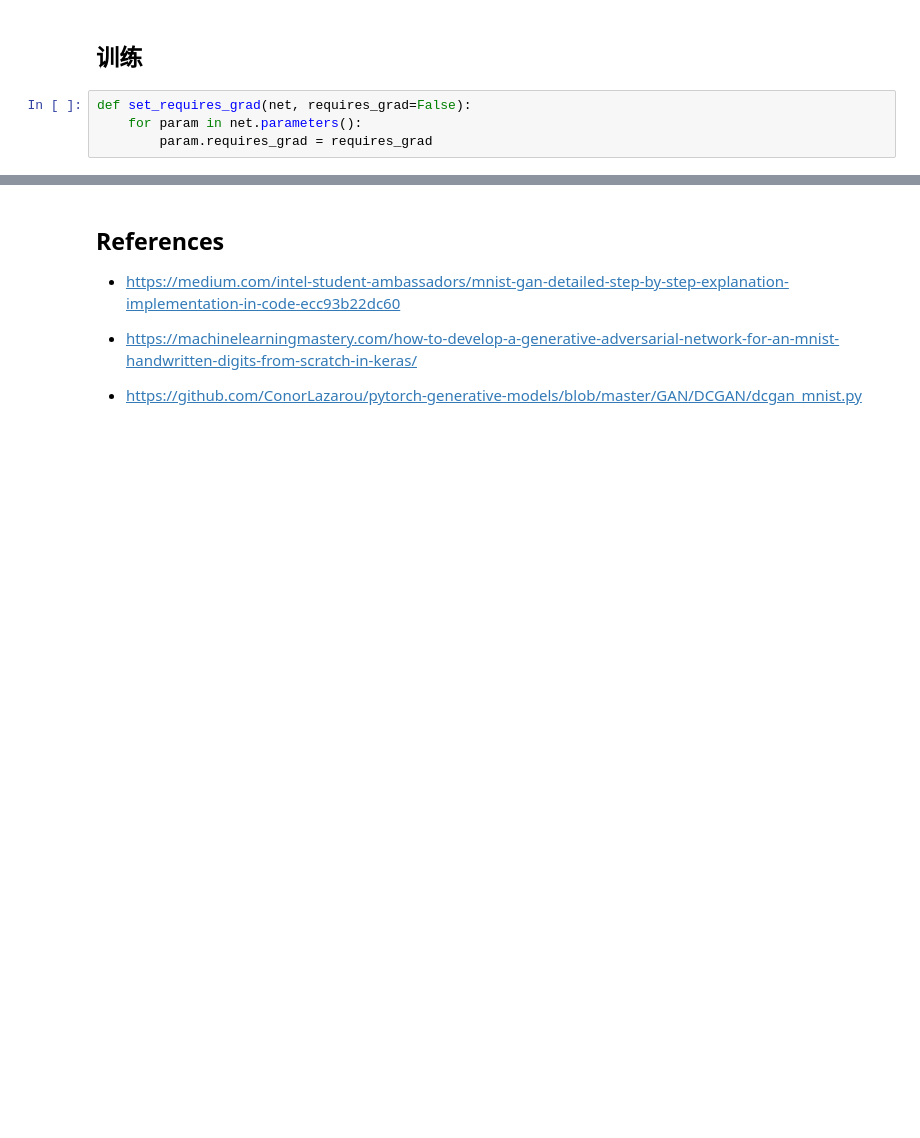
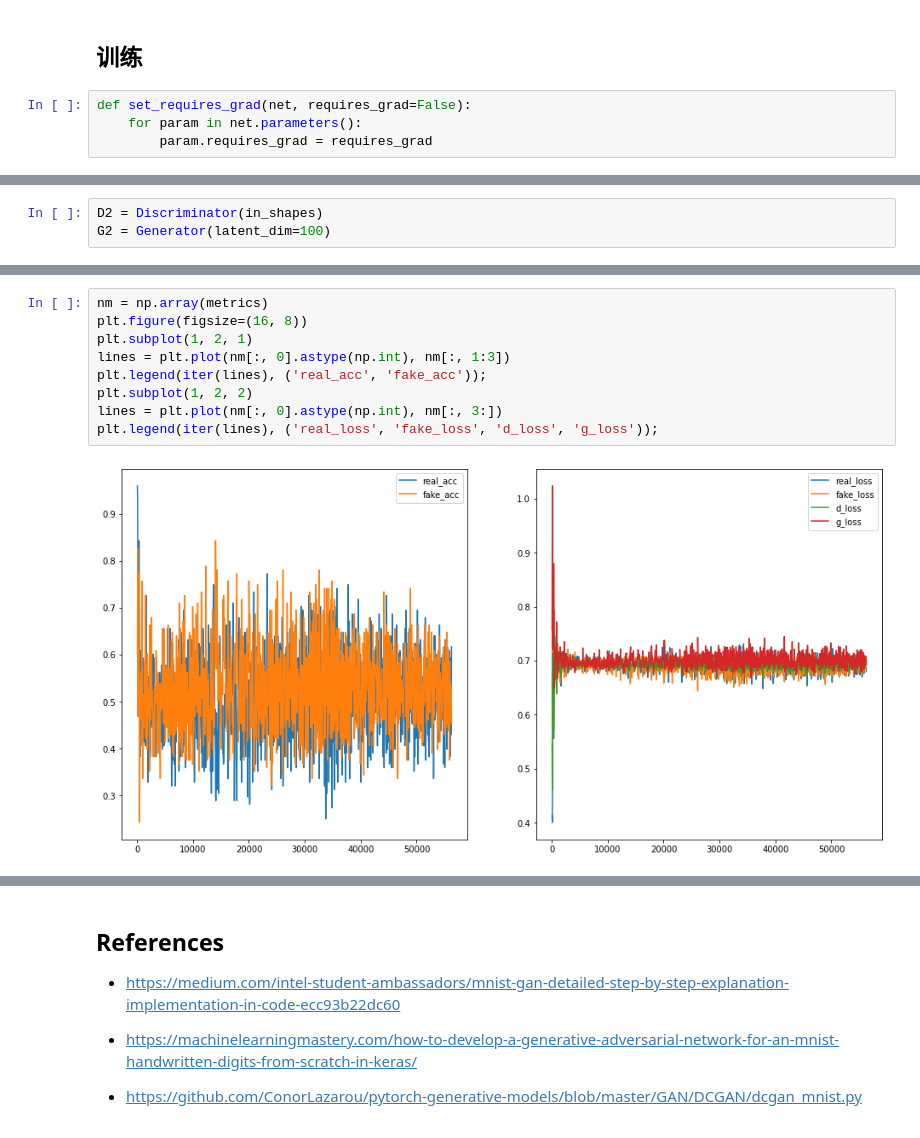
Before and after one commit to qrsforever/hzcsnote, a Jupyter notebook: gan/tasks/mnist.ipynb, the cells around one changed output, grey strips where cells are left out. Drawn from its saved outputs; the diff is of its cells as text; blank space fills up the shorter version.

```diff
--- a/gan/tasks/mnist.ipynb
+++ b/gan/tasks/mnist.ipynb
@@ -303,0 +305,3 @@ with torch.no_grad():
+# %%
+D2 = Discriminator(in_shapes)
+G2 = Generator(latent_dim=100)
@@ -303,0 +375,11 @@ with torch.no_grad():
+# %%
+nm = np.array(metrics)
+plt.figure(figsize=(16, 8))
+plt.subplot(1, 2, 1)
+lines = plt.plot(nm[:, 0].astype(np.int), nm[:, 1:3])
+plt.legend(iter(lines), ('real_acc', 'fake_acc'));
+plt.subplot(1, 2, 2)
+lines = plt.plot(nm[:, 0].astype(np.int), nm[:, 3:])
+plt.legend(iter(lines), ('real_loss', 'fake_loss', 'd_loss', 'g_loss'));
+# %% [output]
+[figure, added]
```
Also changed, not shown: parts of 11 cells of this notebook, 2 other files.
